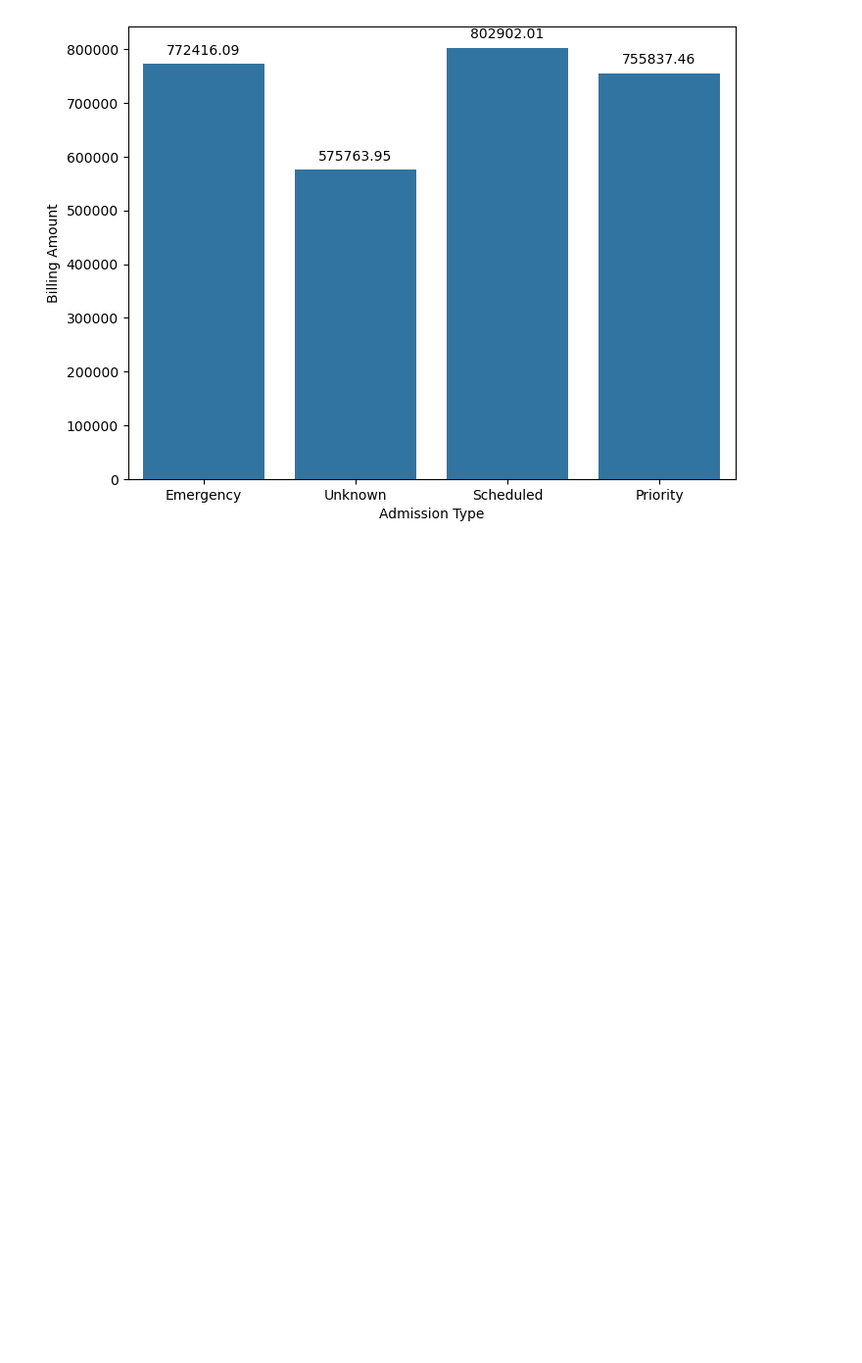
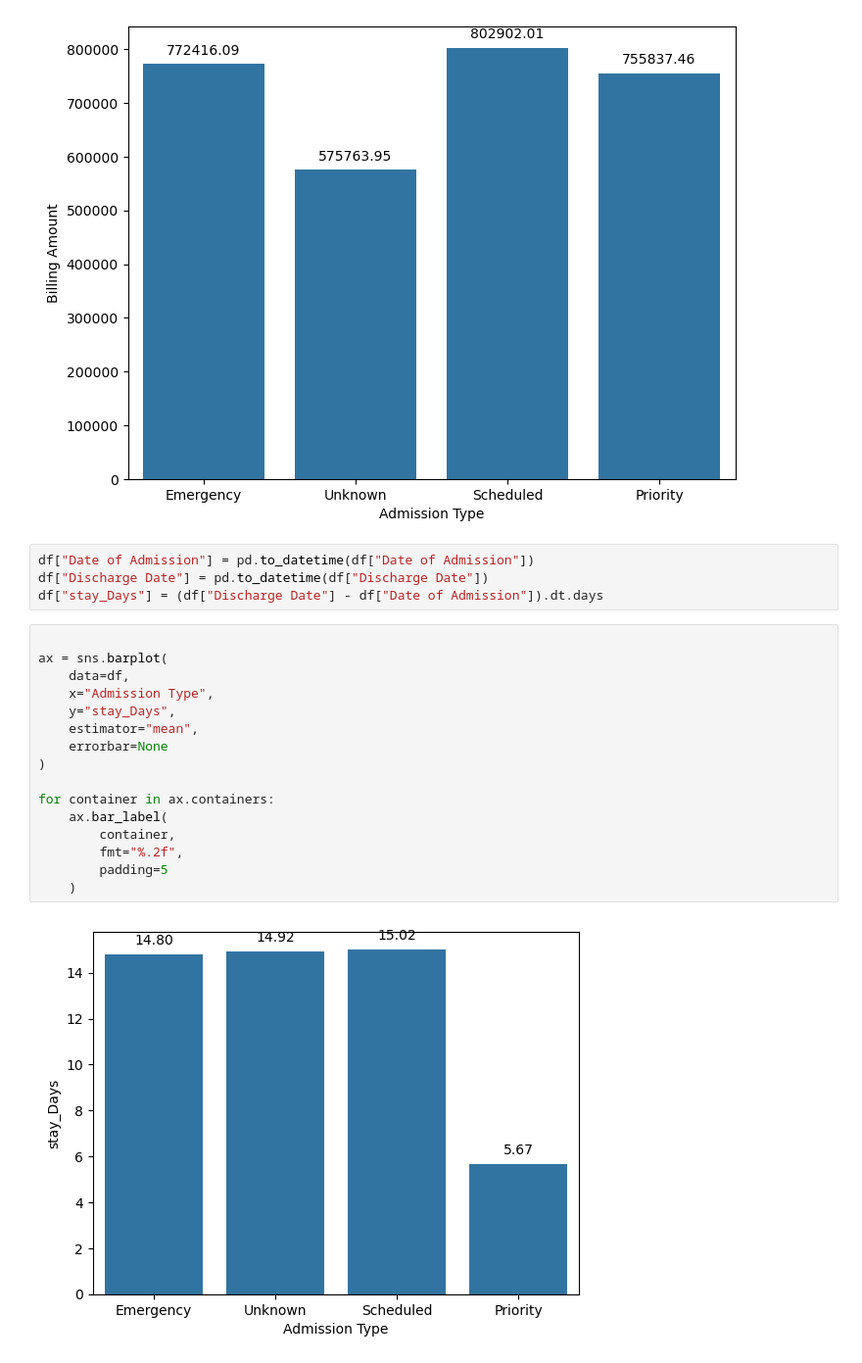
Before and after one commit to hey-rakesh/Healthcare-Patient-Analytics, a Jupyter notebook: notebook/visualisation.ipynb, the cells around one changed output. Shown at 98% size. Cells and saved outputs as stored; diff of their text form; blank space fills up the shorter version.

```diff
--- a/notebook/visualisation.ipynb
+++ b/notebook/visualisation.ipynb
@@ -92,3 +92,25 @@ for col in ax.containers:
     )
 # %% [output]
 [figure]
+# %%
+df["Date of Admission"] = pd.to_datetime(df["Date of Admission"])
+df["Discharge Date"] = pd.to_datetime(df["Discharge Date"])
+df["stay_Days"] = (df["Discharge Date"] - df["Date of Admission"]).dt.days
+# %%
+
+ax = sns.barplot(
+    data=df,
+    x="Admission Type",
+    y="stay_Days",
+    estimator="mean",
+    errorbar=None
+)
+
+for container in ax.containers:
+    ax.bar_label(
+        container,
+        fmt="%.2f",
+        padding=5
+    )
+# %% [output]
+[figure, added]
```
Also changed, not shown: parts of 1 cell of this notebook.
